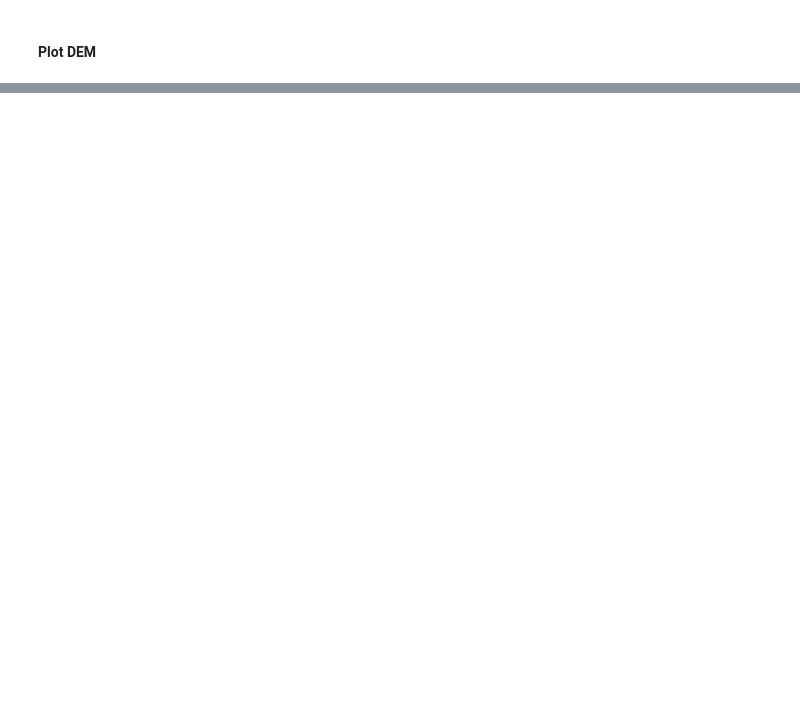
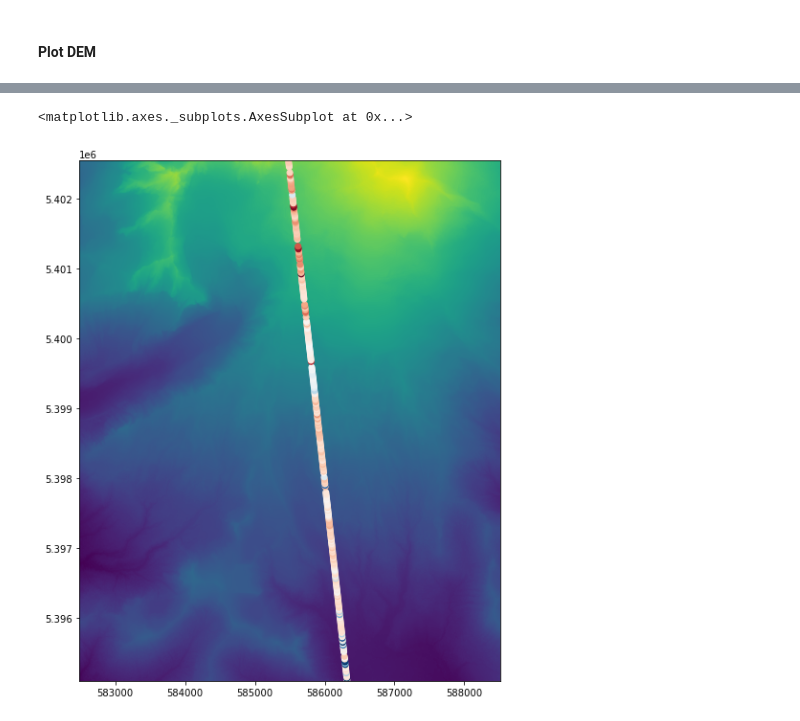
Before and after one commit to ICESAT-2HackWeek/Assimilation, a Jupyter notebook: contributors/friedrichknuth/download_reference_dem.ipynb, the cells around one changed output, grey strips where cells are left out. Cells and saved outputs as stored; diff of their text form; code cells hidden in the pictures; blank space fills up the shorter version.

```diff
--- a/contributors/friedrichknuth/download_reference_dem.ipynb
+++ b/contributors/friedrichknuth/download_reference_dem.ipynb
@@ -61,0 +146,8 @@ show(rasterio_dataset)
+# %%
+spatial_extent = rasterio.plot.plotting_extent(src)
+fig, ax = plt.subplots(1,figsize=(10,10))
+ax.imshow(src.read(1, masked=True), extent=spatial_extent, alpha=1)
+merged_gdf.plot(column='diff', ax=ax, cmap='RdBu')
+# %% [output]
+<matplotlib.axes._subplots.AxesSubplot at 0x...>
+[figure, added]
```
Also changed, not shown: parts of 38 cells of this notebook.
